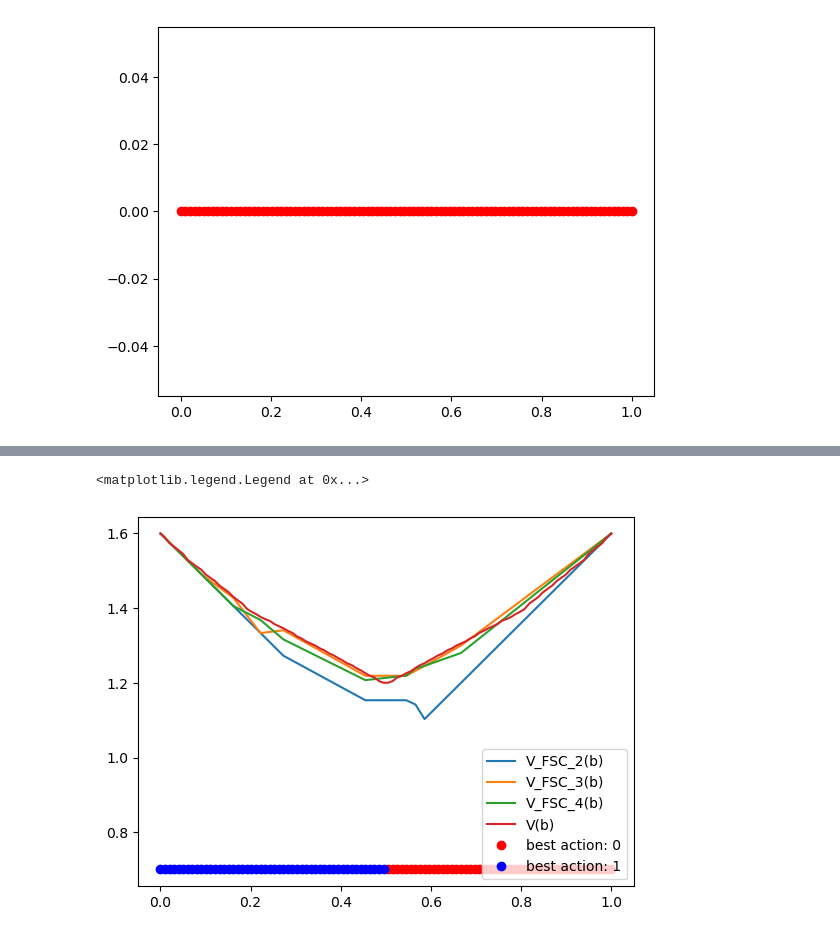
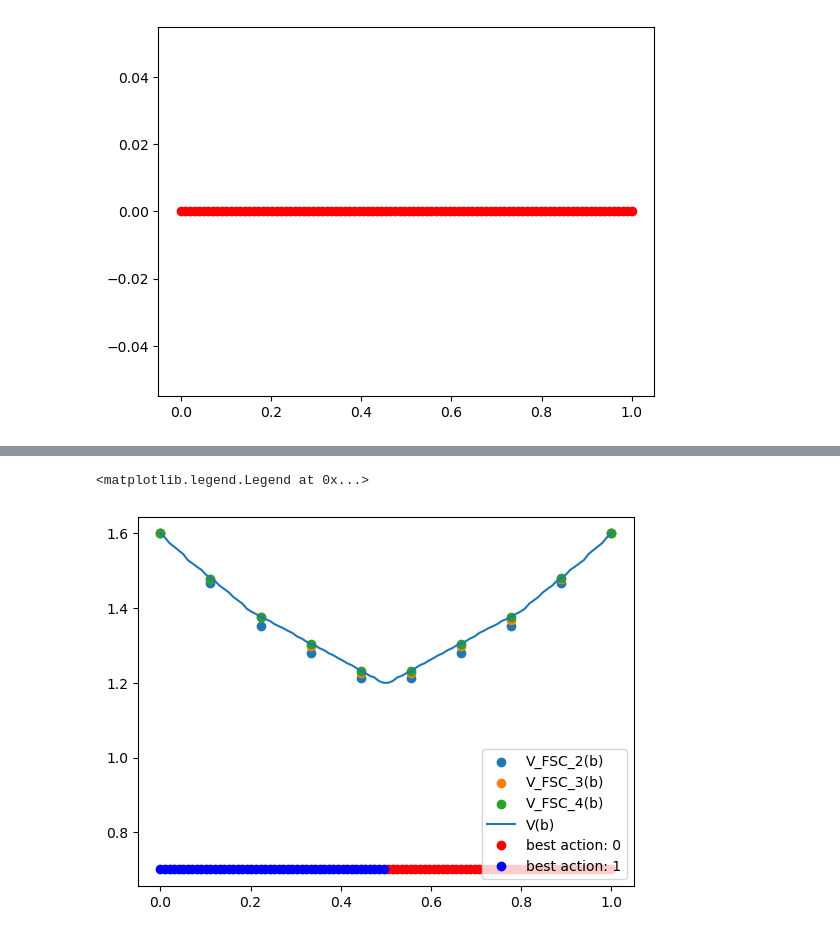
Before and after one commit to malikbf5/FSC-optimization, a Jupyter notebook: Bernoulli Bandits/Bernoulli Bandits.ipynb, the cells around one changed output, grey strips where cells are left out. Drawn from its saved outputs; the diff is of its cells as text; code cells hidden in the pictures.

```diff
--- a/Bernoulli Bandits/Bernoulli Bandits.ipynb
+++ b/Bernoulli Bandits/Bernoulli Bandits.ipynb
@@ -918,25 +590,23 @@ v,ba = value_iteration_bp(b,10**-10,
 # %%
 # compare with FSC QCLP
-number_instances = 1
+number_instances = 5
 controller_size_list = [2, 3, 4]
 # dictionary containing for each FSC size the objective function
 valuefsc = {fsc_size: [] for fsc_size in controller_size_list}
 # choosing a random sample of belief points for less optimization calls
 sample_size = 10
-sample_b = random.sample(b, k = sample_size)
-# add two points in the two boundaries
-if (0.0,1.0) not in sample_b:
-    sample_b.append((0.0,1.0))
-if (1.0,0.0) not in sample_b:
-    sample_b.append((1.0,0.0))
+# evenly spaced belief points on segment
+sample_b = belief_points(sample_size)
+# in case the belief points generated are not in the other list of belief points
+sample_b = [ closest_belief(bp,b) for bp in sample_b]
 # sort the sample for clean plotting
-sample_b.sort(key= lambda x: x[0])
+# sample_b.sort(key= lambda x: x[0])
 for fsc_size in controller_size_list:
     for bp in sample_b:
         # b0 distribution over states according to belief point
         bdist = np.array(bp)
         # run QCLP optimization
-        sol = opt_instances(controller_size_list,
+        sol = opt_instances([fsc_size],
                             number_instances,num_states, num_actions, num_observations,
                             bdist, gamma,
                             state_transition_model, reward_model, observation_model,
@@ -959,25 +616,25 @@ model.name="unknown";
 # %%
 # plot objective function for each size
 for fsc_size in controller_size_list:
-    plt.plot([bp[0] for bp in sample_b], valuefsc[fsc_size] , label = f"V_FSC_{fsc_size}(b)")
+    plt.scatter([bp[0] for bp in sample_b], valuefsc[fsc_size] , label = f"V_FSC_{fsc_size}(b)")
 
 # # plot value function V(b)
 plt.plot([bp[0] for bp in b], [v[bp] for bp in b], label = "V(b)")
 
 # plot belief points with best action = 0
 plt.plot(
     [point[0] for point in b if ba[point] == 0],
     [min(v.values()) - 0.5 for point in b if ba[point] == 0], 'ro', label = f"best action: {0}")
 
 # plot belief points with best action = 1
 plt.plot(
     [point[0] for point in b if ba[point] == 1],
     [min(v.values()) - 0.5 for point in b if ba[point] == 1], 'bo', label = f"best action: {1}")
 
 # legend
 plt.legend(loc = "lower right")
 # %% [output]
 <matplotlib.legend.Legend at 0x...>
-[figure, old version]
+[figure, new version]
 # %%
 fsc_size = 2
```
Also changed, not shown: parts of 19 cells of this notebook.
